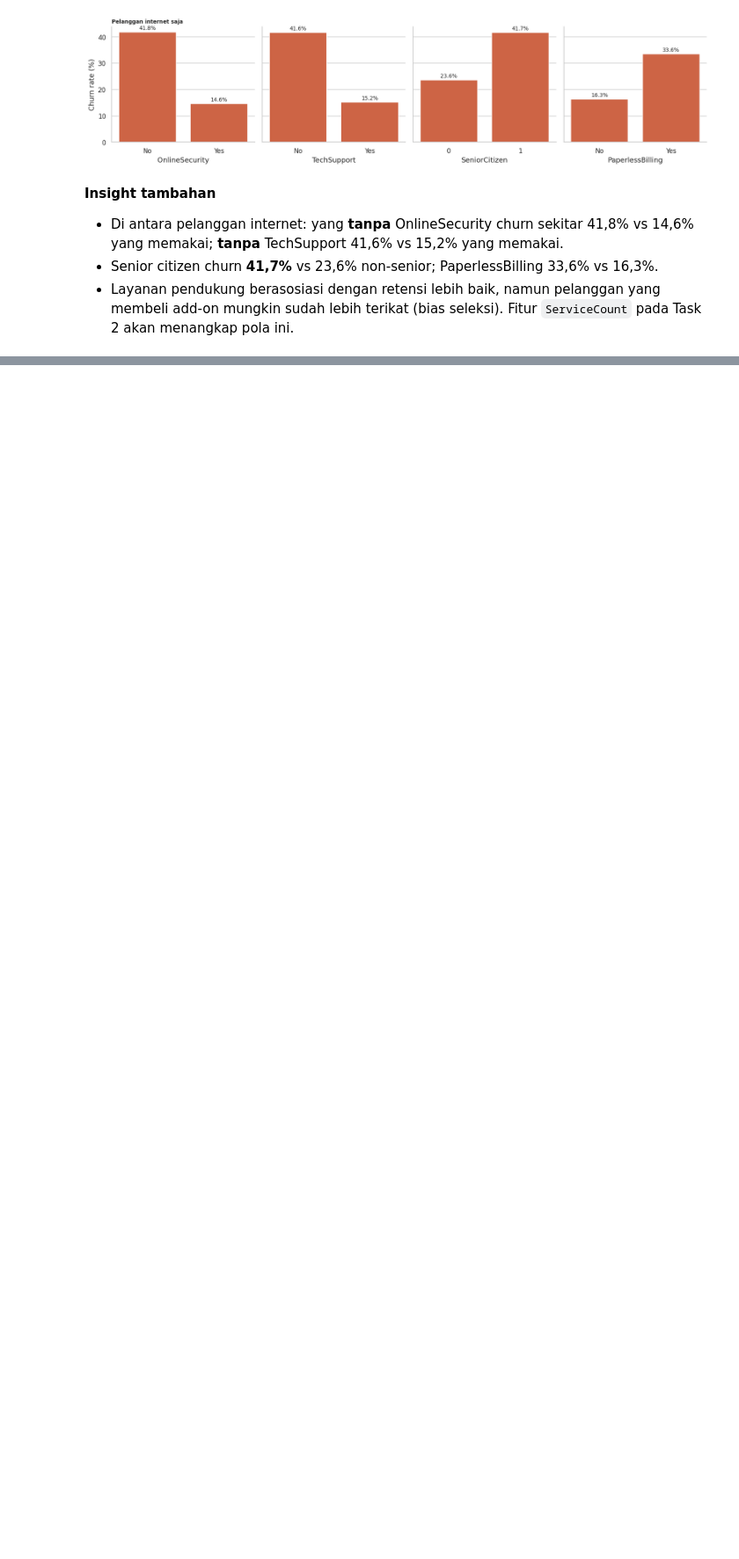
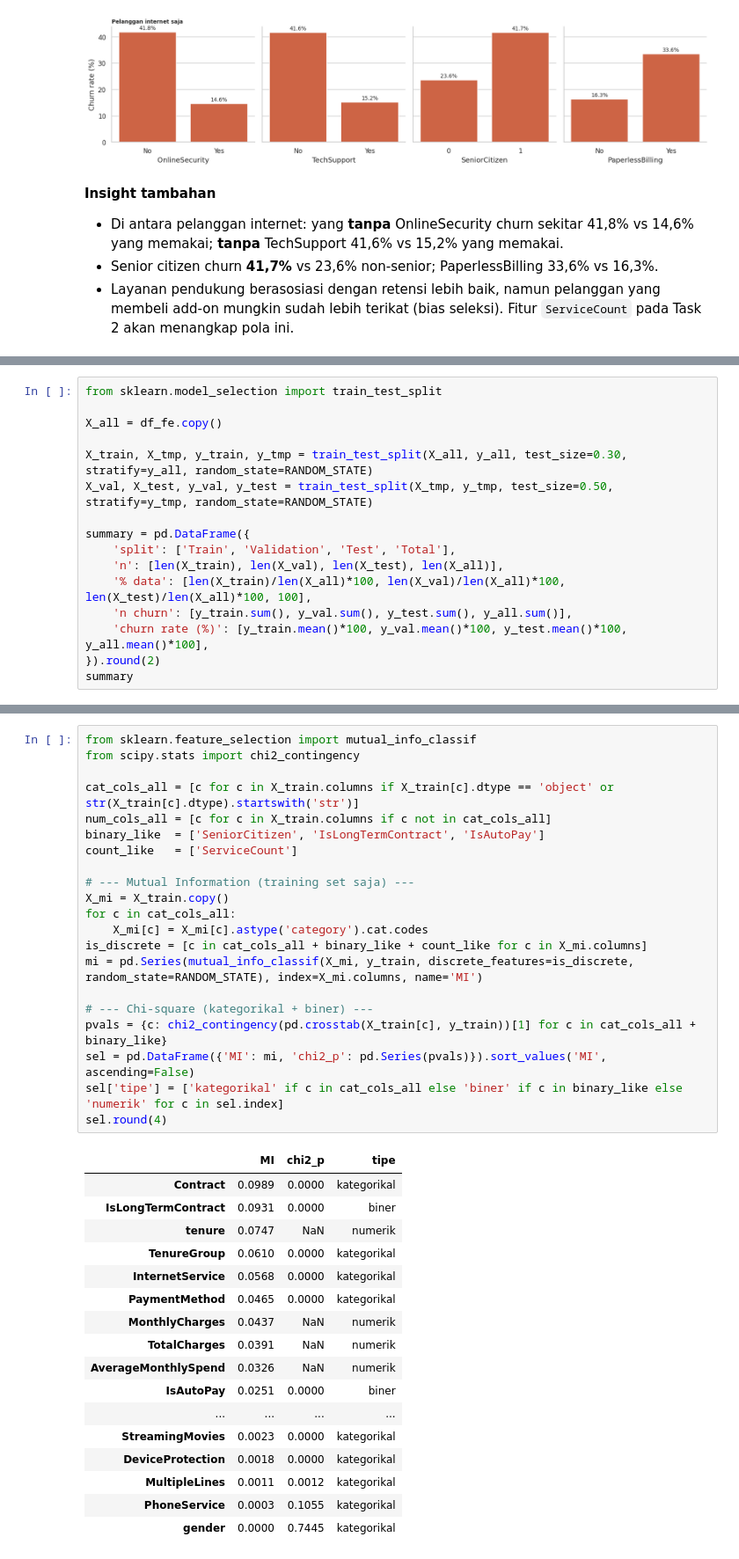
Before and after one commit to arielsharonferdinandus/Telco_Customer_Churn_Prediction, a Jupyter notebook: Telco_Churn_Notebook.ipynb, the cells around one changed output, grey strips where cells are left out. Shown at 88% size. Cells and saved outputs as stored; diff of their text form; blank space fills up the shorter version.

```diff
--- a/Telco_Churn_Notebook.ipynb
+++ b/Telco_Churn_Notebook.ipynb
@@ -476,0 +592,16 @@ plt.tight_layout(); plt.show()
+# %%
+from sklearn.model_selection import train_test_split
+
+X_all = df_fe.copy()
+
+X_train, X_tmp, y_train, y_tmp = train_test_split(X_all, y_all, test_size=0.30, stratify=y_all, random_state=RANDOM_STATE)
+X_val, X_test, y_val, y_test = train_test_split(X_tmp, y_tmp, test_size=0.50, stratify=y_tmp, random_state=RANDOM_STATE)
+
+summary = pd.DataFrame({
+    'split': ['Train', 'Validation', 'Test', 'Total'],
+    'n': [len(X_train), len(X_val), len(X_test), len(X_all)],
+    '% data': [len(X_train)/len(X_all)*100, len(X_val)/len(X_all)*100, len(X_test)/len(X_all)*100, 100],
+    'n churn': [y_train.sum(), y_val.sum(), y_test.sum(), y_all.sum()],
+    'churn rate (%)': [y_train.mean()*100, y_val.mean()*100, y_test.mean()*100, y_all.mean()*100],
+}).round(2)
+summary
@@ -476,0 +623,39 @@ plt.tight_layout(); plt.show()
+# %%
+from sklearn.feature_selection import mutual_info_classif
+from scipy.stats import chi2_contingency
+
+cat_cols_all = [c for c in X_train.columns if X_train[c].dtype == 'object' or str(X_train[c].dtype).startswith('str')]
+num_cols_all = [c for c in X_train.columns if c not in cat_cols_all]
+binary_like  = ['SeniorCitizen', 'IsLongTermContract', 'IsAutoPay']
+count_like   = ['ServiceCount']
+
+# --- Mutual Information (training set saja) ---
+X_mi = X_train.copy()
+for c in cat_cols_all:
+    X_mi[c] = X_mi[c].astype('category').cat.codes
+is_discrete = [c in cat_cols_all + binary_like + count_like for c in X_mi.columns]
+mi = pd.Series(mutual_info_classif(X_mi, y_train, discrete_features=is_discrete, random_state=RANDOM_STATE), index=X_mi.columns, name='MI')
+
+# --- Chi-square (kategorikal + biner) ---
+pvals = {c: chi2_contingency(pd.crosstab(X_train[c], y_train))[1] for c in cat_cols_all + binary_like}
+sel = pd.DataFrame({'MI': mi, 'chi2_p': pd.Series(pvals)}).sort_values('MI', ascending=False)
+sel['tipe'] = ['kategorikal' if c in cat_cols_all else 'biner' if c in binary_like else 'numerik' for c in sel.index]
+sel.round(4)
+# %% [output]
+|  | MI | chi2_p | tipe |
+| Contract | 0.0989 | 0.0000 | kategorikal |
+| IsLongTermContract | 0.0931 | 0.0000 | biner |
+| tenure | 0.0747 | NaN | numerik |
+| TenureGroup | 0.0610 | 0.0000 | kategorikal |
+| InternetService | 0.0568 | 0.0000 | kategorikal |
+| PaymentMethod | 0.0465 | 0.0000 | kategorikal |
+| MonthlyCharges | 0.0437 | NaN | numerik |
+| TotalCharges | 0.0391 | NaN | numerik |
+| AverageMonthlySpend | 0.0326 | NaN | numerik |
+| IsAutoPay | 0.0251 | 0.0000 | biner |
+| ... | ... | ... | ... |
+| StreamingMovies | 0.0023 | 0.0000 | kategorikal |
+| DeviceProtection | 0.0018 | 0.0000 | kategorikal |
+| MultipleLines | 0.0011 | 0.0012 | kategorikal |
+| PhoneService | 0.0003 | 0.1055 | kategorikal |
+| gender | 0.0000 | 0.7445 | kategorikal |
```
Also changed, not shown: parts of 21 cells of this notebook.
